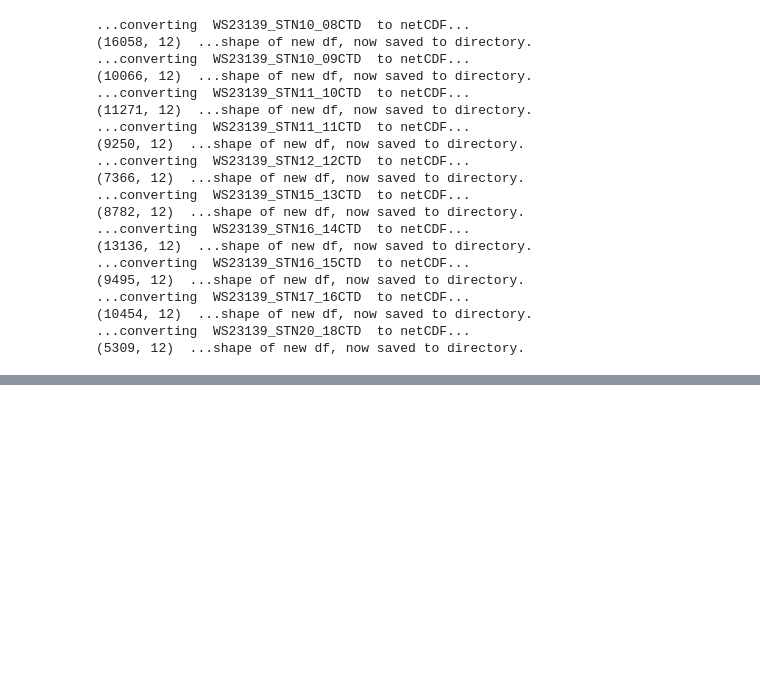
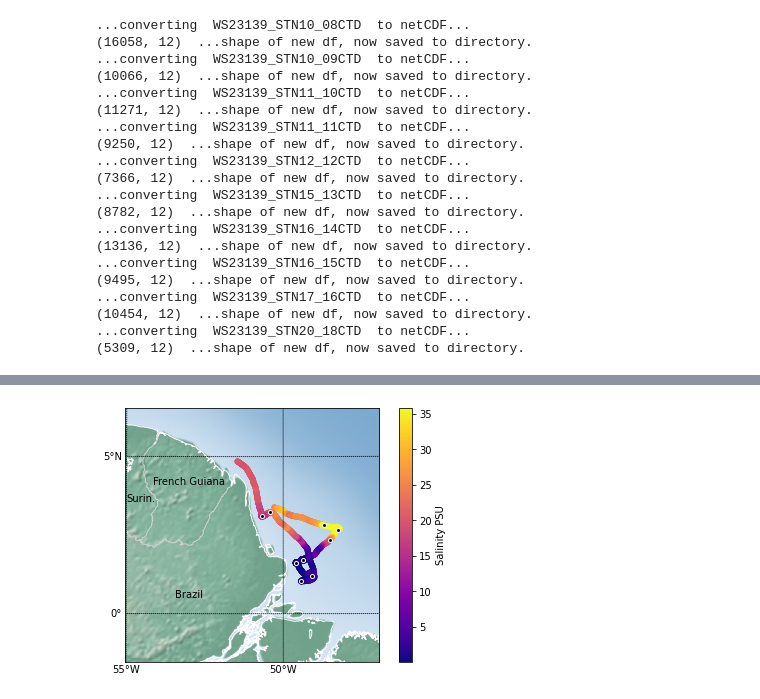
Before and after one commit to DirtBurner/MUDBENCS, a Jupyter notebook: MUDBENCS_CTD.ipynb, the cells around one changed output, grey strips where cells are left out. Saved outputs shown, nothing was run; the diff lists cells and outputs as text; code cells hidden in the pictures; blank space fills up the shorter version.

```diff
--- a/MUDBENCS_CTD.ipynb
+++ b/MUDBENCS_CTD.ipynb
@@ -545,0 +565,16 @@ for name in bottle_file_list:
+# %%
+#Brazil Report
+
+#Use longitude offshore of mouth of Oiapoque River as the westernmost longitude of Brazil waters 57 deg 27' and 56"-
+# all points to the east will have been in Brazil!
+enter_brazil = -(51+27/60+56/3600)
+#Select only Brazil data from compilation of both legs, using station log dates and times:
+Brazil_data_df = AT_data_df.loc[(AT_data_df['Lon Dec. Deg.']>enter_brazil)]
+
+Brazil_Stations = [ 'stn01', 'stn02', 'stn03', 'stn04', 'stn05', 'stn06', 'stn07', 'stn08', 'stn09']
+brazil_map = MB.MUDBENCS_map(Brazil_data_df, ' Salinity PSU', label_countries=True, add_stations=True, stationslist=Brazil_Stations)
+plt.tight_layout()
+plt.savefig(r'C:\Users\beros\Box\UDrive_brosenheim\My_Documents\Research\Seagoing Expeditions\CHEM-OCE Guianas Mudbanks 2020\Expedition prep\State Docs\Data_Files_for_Brazil\Brazil_stations_salinity_map.svg')
+Brazil_data_df.to_csv(r'C:\Users\beros\Box\UDrive_brosenheim\My_Documents\Research\Seagoing Expeditions\CHEM-OCE Guianas Mudbanks 2020\Expedition prep\State Docs\Data_Files_for_Brazil\Brazil_Along_Track.csv')
+# %% [output]
+[figure, added]
```
Also changed, not shown: parts of 4 cells of this notebook, 1 other file.
